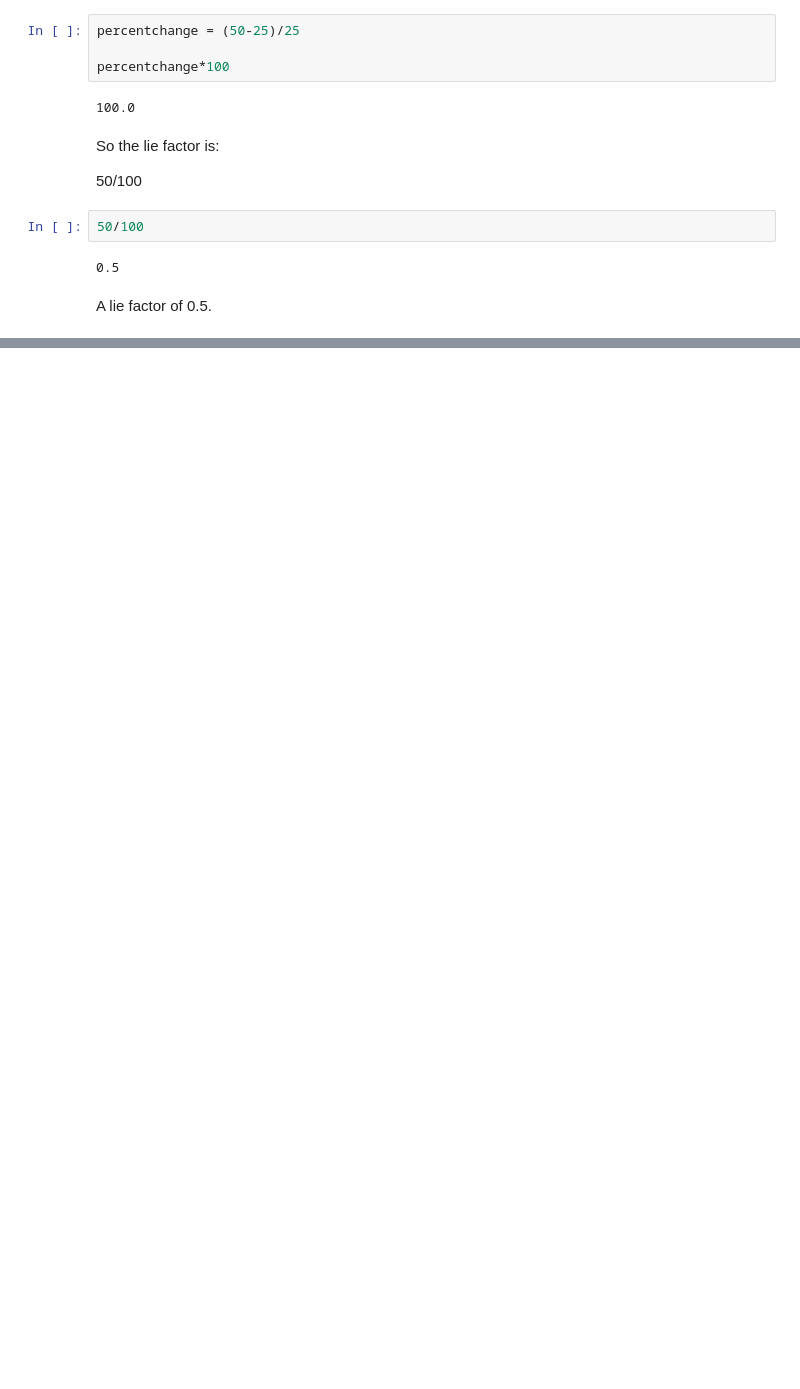
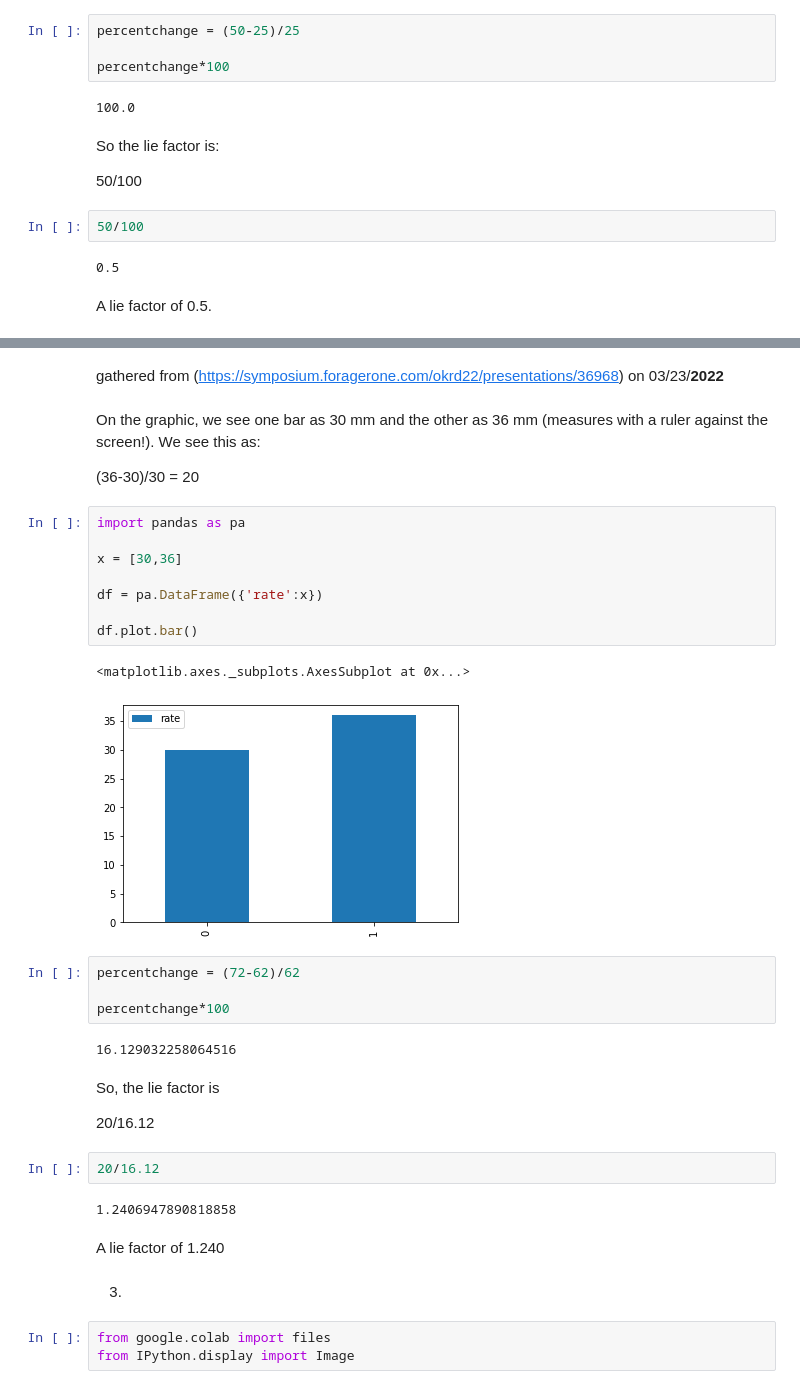
Before and after one commit to subshr4/subshr4, a Jupyter notebook: Untitled14.ipynb, the cells around one changed output, grey strips where cells are left out. Drawn from its saved outputs; the diff is of its cells as text; blank space fills up the shorter version.

```diff
--- a/Untitled14.ipynb
+++ b/Untitled14.ipynb
@@ -57,0 +75,39 @@ A lie factor of 0.5.
+# %% [markdown]
+gathered from (https://symposium.foragerone.com/okrd22/presentations/36968) on 03/23/**2022**
+# %% [markdown]
+On the graphic, we see one bar as 30 mm and the other as 36 mm (measures with a ruler against the screen!). We see this as:
+
+
+(36-30)/30 = 20
+# %%
+import pandas as pa
+
+x = [30,36]
+
+df = pa.DataFrame({'rate':x})
+
+df.plot.bar()
+# %% [output]
+<matplotlib.axes._subplots.AxesSubplot at 0x...>
+[figure, added]
+# %%
+percentchange = (72-62)/62
+
+percentchange*100
+# %% [output]
+16.129032258064516
+# %% [markdown]
+So, the lie factor is
+
+20/16.12
+# %%
+20/16.12
+# %% [output]
+1.2406947890818858
+# %% [markdown]
+A lie factor of 1.240
+# %% [markdown]
+3.
+# %%
+from google.colab import files
+from IPython.display import Image
```
Also changed, not shown: parts of 14 cells of this notebook.
